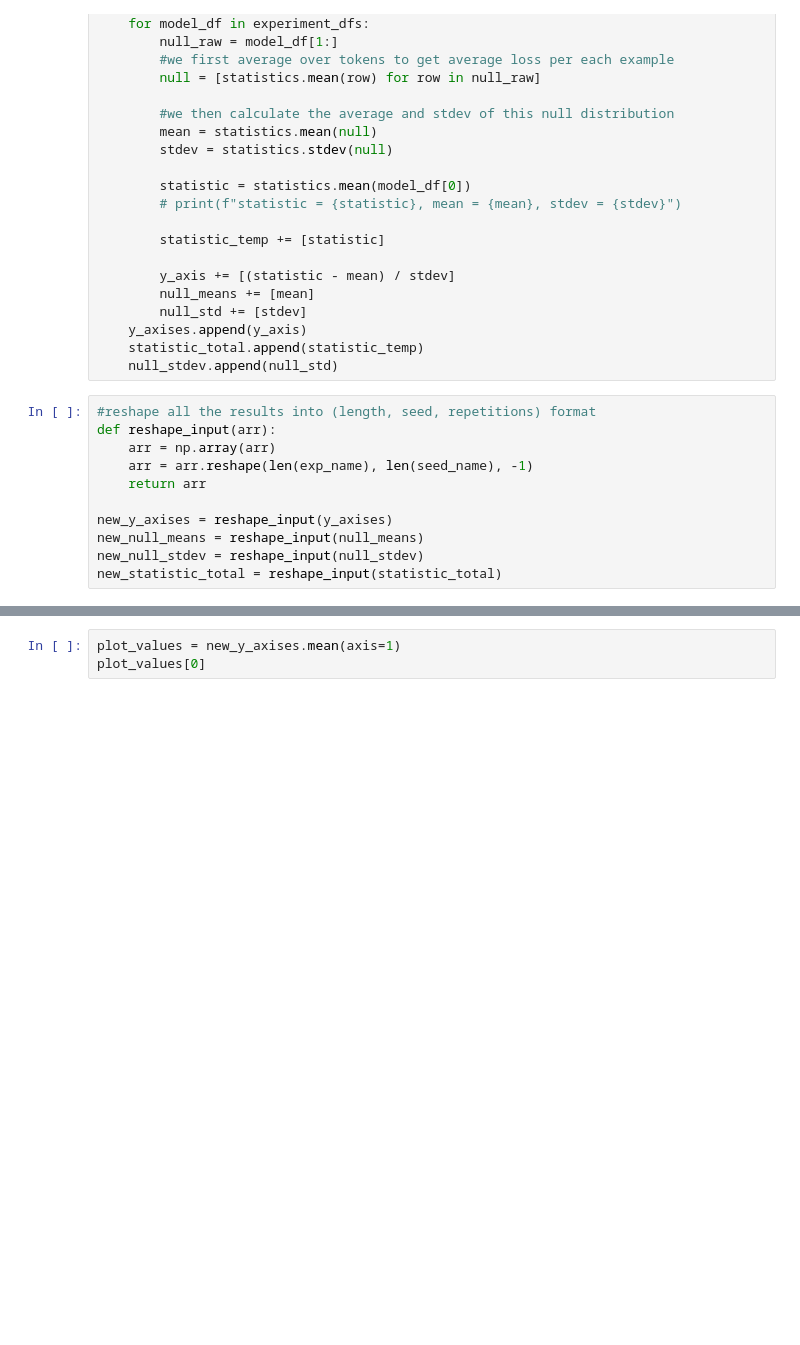
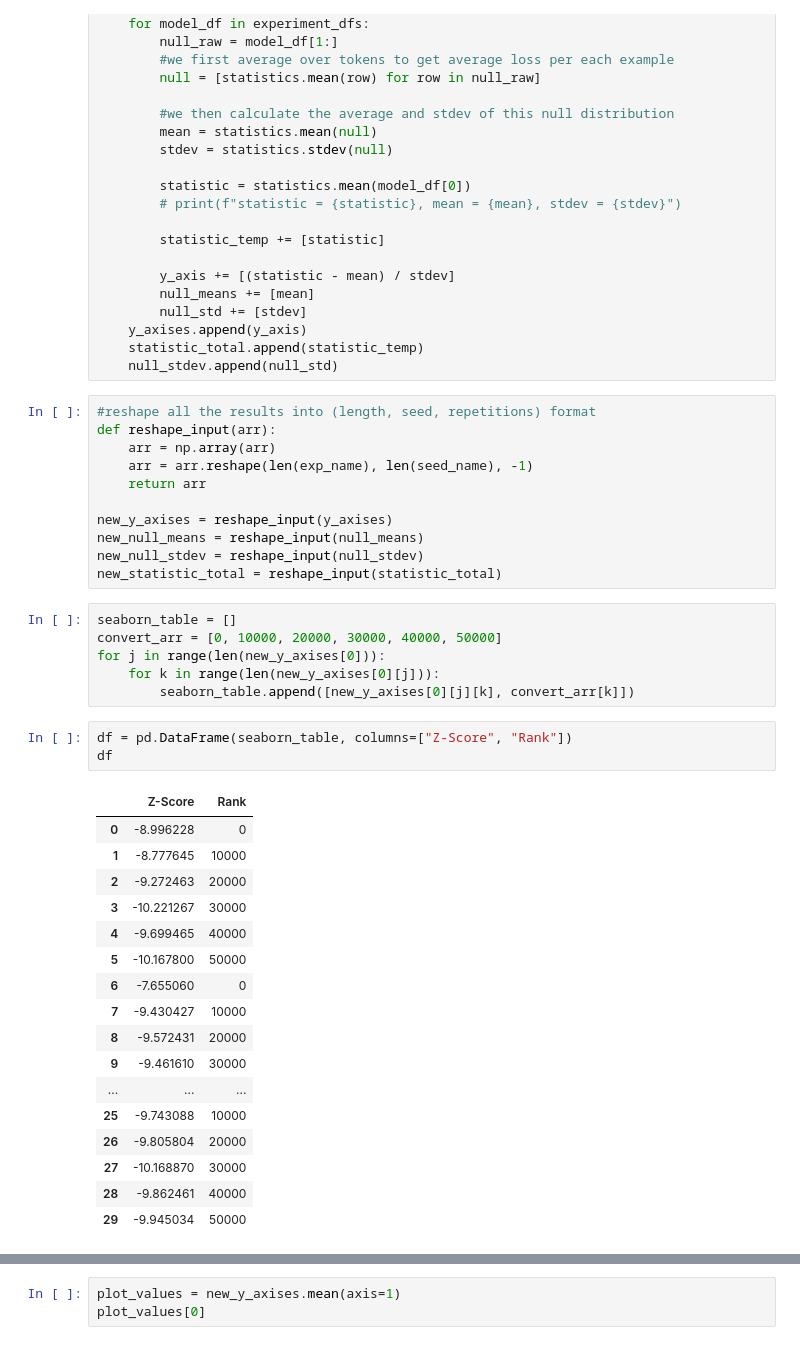
Before and after one commit to johntzwei/haveibeentrainedon, a Jupyter notebook: unstealthy/unstealthy_raretoken/raretoken_exp.ipynb, the cells around one changed output, grey strips where cells are left out. Saved outputs shown, nothing was run; the diff lists cells and outputs as text; blank space fills up the shorter version.

```diff
--- a/unstealthy/unstealthy_raretoken/raretoken_exp.ipynb
+++ b/unstealthy/unstealthy_raretoken/raretoken_exp.ipynb
@@ -107,3 +107,30 @@ new_y_axises = reshape_input(y_axises)
 new_null_means = reshape_input(null_means)
 new_null_stdev = reshape_input(null_stdev)
 new_statistic_total = reshape_input(statistic_total)
+# %%
+seaborn_table = []
+convert_arr = [0, 10000, 20000, 30000, 40000, 50000]
+for j in range(len(new_y_axises[0])):
+    for k in range(len(new_y_axises[0][j])):
+        seaborn_table.append([new_y_axises[0][j][k], convert_arr[k]])
+# %%
+df = pd.DataFrame(seaborn_table, columns=["Z-Score", "Rank"])
+df
+# %% [output]
+|  | Z-Score | Rank |
+| 0 | -8.996228 | 0 |
+| 1 | -8.777645 | 10000 |
+| 2 | -9.272463 | 20000 |
+| 3 | -10.221267 | 30000 |
+| 4 | -9.699465 | 40000 |
+| 5 | -10.167800 | 50000 |
+| 6 | -7.655060 | 0 |
+| 7 | -9.430427 | 10000 |
+| 8 | -9.572431 | 20000 |
+| 9 | -9.461610 | 30000 |
+| ... | ... | ... |
+| 25 | -9.743088 | 10000 |
+| 26 | -9.805804 | 20000 |
+| 27 | -10.168870 | 30000 |
+| 28 | -9.862461 | 40000 |
+| 29 | -9.945034 | 50000 |
```
Also changed, not shown: parts of 2 cells of this notebook, 12 other files.
